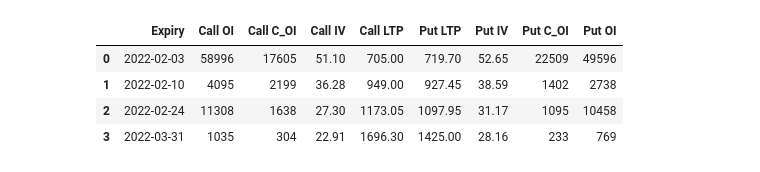
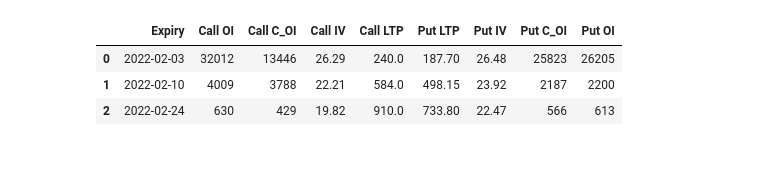
Before and after one commit to cheesecakeMafia/OptionChain, a Jupyter notebook: OptionChain.ipynb, the cells around one changed output. Drawn from its saved outputs; the diff is of its cells as text; code cells hidden in the pictures.

```diff
--- a/OptionChain.ipynb
+++ b/OptionChain.ipynb
@@ -17,0 +31,2 @@ url = 'https://www.nseindia.com/api/option-chain-indices?symbol='+ security
+# %%
+url = security_selection()
@@ -148,9 +171,21 @@ def by_strike(optionchain, cutoff = 50):
         option_dict[i].reset_index(inplace=True,drop=True)
         option_dict[i].drop(["Strike"], axis=1, inplace=True)
     return option_dict
+# %%
+def strike_ATM():
+    m = []
+    a = 0
+    for i in range(len(strike_list)):
+        a = abs(underlying_ltp - strike_list[i])
+        m.append(a)
+        if a == min(m):
+            min_strike = strike_list[i]
+    return min_strike
+# %%
+ATM = strike_ATM()
 # %%
-expiry_df = by_expiry(optionchain, cutoff = 100)
-strike_df = by_strike(optionchain, cutoff = 100)
+expiry_df = by_expiry(optionchain, cutoff = 30)
+strike_df = by_strike(optionchain, cutoff = 30)
 # %%
 # Check whether the expiry dictionary contains the data in the required format
 expiry_df[0]
@@ -175,12 +210,11 @@ expiry_df[0]
 # %%
 # Check whether the strike dictionary actually contains data in the required form
-strike_df[38000]
+strike_df[ATM]
 # %% [output]
 |  | Expiry | Call OI | Call C_OI | Call IV | Call LTP | Put LTP | Put IV | Put C_OI | Put OI |
-| 0 | 2022-02-03 | 58996 | 17605 | 51.10 | 705.00 | 719.70 | 52.65 | 22509 | 49596 |
-| 1 | 2022-02-10 | 4095 | 2199 | 36.28 | 949.00 | 927.45 | 38.59 | 1402 | 2738 |
-| 2 | 2022-02-24 | 11308 | 1638 | 27.30 | 1173.05 | 1097.95 | 31.17 | 1095 | 10458 |
-| 3 | 2022-03-31 | 1035 | 304 | 22.91 | 1696.30 | 1425.00 | 28.16 | 233 | 769 |
+| 0 | 2022-02-03 | 32012 | 13446 | 26.29 | 240.0 | 187.70 | 26.48 | 25823 | 26205 |
+| 1 | 2022-02-10 | 4009 | 3788 | 22.21 | 584.0 | 498.15 | 23.92 | 2187 | 2200 |
+| 2 | 2022-02-24 | 630 | 429 | 19.82 | 910.0 | 733.80 | 22.47 | 566 | 613 |
 # %%
 # Define a function to plot the Skew of call and put options for a given expiry
 def plot_graph_expiry(options, expiry=0):
```
Also changed, not shown: parts of 27 cells of this notebook.
